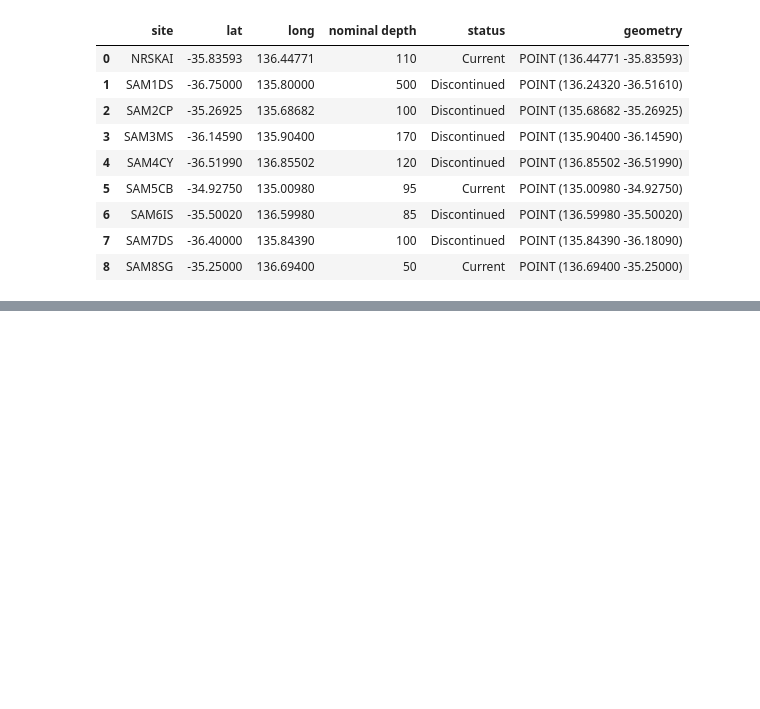
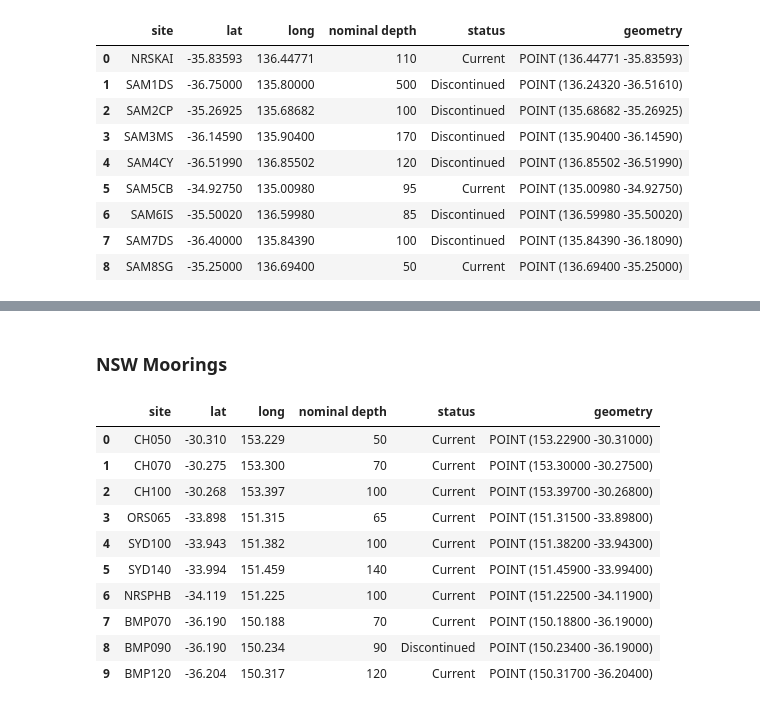
Before and after one commit to oceanhackweek/ohw23_proj_SAupwelling, a Jupyter notebook: Notebooks/map_SAmooring.ipynb, the cells around one changed output, grey strips where cells are left out. Drawn from its saved outputs; the diff is of its cells as text; code cells hidden in the pictures; blank space fills up the shorter version.

```diff
--- a/Notebooks/map_SAmooring.ipynb
+++ b/Notebooks/map_SAmooring.ipynb
@@ -172,0 +174,28 @@ plt.gcf().savefig("../Figures/map_SAmooring.png") # save figure
+# %% [markdown]
+### NSW Moorings
+# %%
+# create dataframe with coordinates
+site = ['CH050','CH070', 'CH100', 'ORS065', 'SYD100', 'SYD140', 'NRSPHB', 'BMP070', 'BMP090','BMP120']
+lat = [-30.310, -30.275, -30.268, -33.898, -33.943, -33.994, -34.119, -36.190, -36.190, -36.204]
+long = [153.229, 153.300, 153.397, 151.315, 151.382, 151.459, 151.225, 150.188, 150.234, 150.317]
+nom_depth = [50, 70, 100, 65, 100, 140, 100, 70, 90, 120]
+status = ['Current', 'Current', 'Current', 'Current', 'Current', 'Current', 'Current', 'Current', 'Discontinued', 'Current']
+
+df = pd.DataFrame({"site":site, "lat":lat, "long":long, "nominal depth":nom_depth, "status":status})
+df
+
+# turn into geodataframe
+gdf = gpd.GeoDataFrame(df, geometry = gpd.points_from_xy(df.long, df.lat, crs="EPSG:4326"))
+gdf
+# %% [output]
+|  | site | lat | long | nominal depth | status | geometry |
+| 0 | CH050 | -30.310 | 153.229 | 50 | Current | POINT (153.22900 -30.31000) |
+| 1 | CH070 | -30.275 | 153.300 | 70 | Current | POINT (153.30000 -30.27500) |
+| 2 | CH100 | -30.268 | 153.397 | 100 | Current | POINT (153.39700 -30.26800) |
+| 3 | ORS065 | -33.898 | 151.315 | 65 | Current | POINT (151.31500 -33.89800) |
+| 4 | SYD100 | -33.943 | 151.382 | 100 | Current | POINT (151.38200 -33.94300) |
+| 5 | SYD140 | -33.994 | 151.459 | 140 | Current | POINT (151.45900 -33.99400) |
+| 6 | NRSPHB | -34.119 | 151.225 | 100 | Current | POINT (151.22500 -34.11900) |
+| 7 | BMP070 | -36.190 | 150.188 | 70 | Current | POINT (150.18800 -36.19000) |
+| 8 | BMP090 | -36.190 | 150.234 | 90 | Discontinued | POINT (150.23400 -36.19000) |
+| 9 | BMP120 | -36.204 | 150.317 | 120 | Current | POINT (150.31700 -36.20400) |
```
Also changed, not shown: parts of 4 cells of this notebook.
